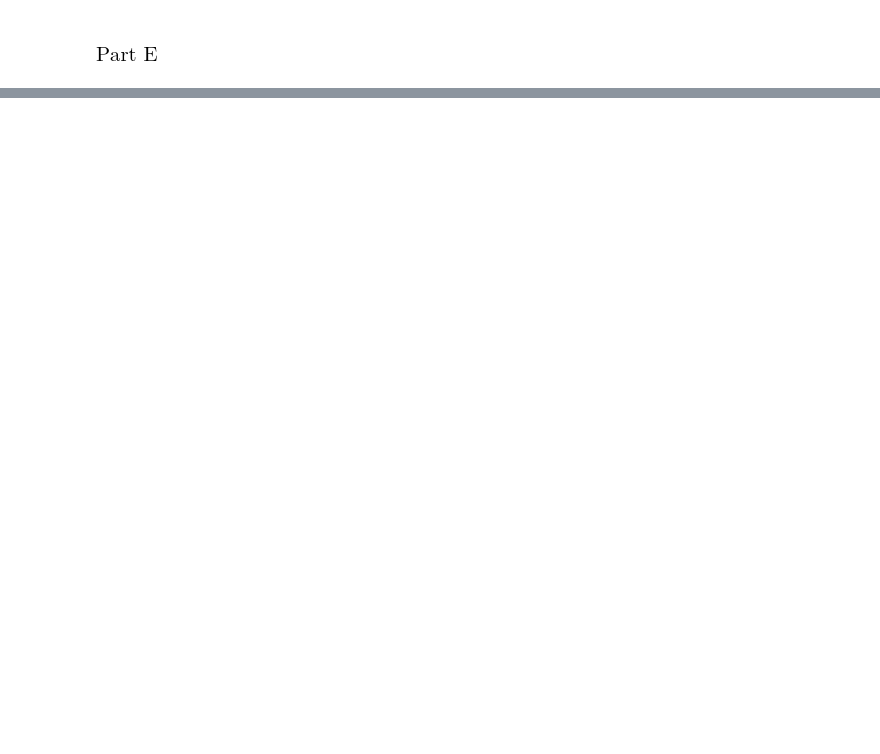
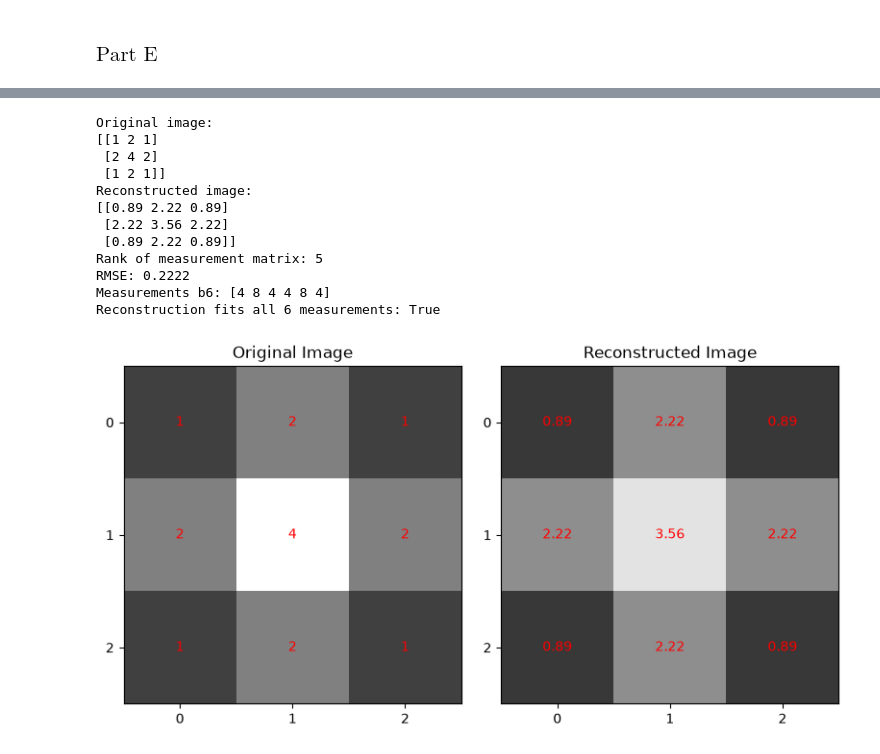
Before and after one commit to basildrou/PHYS-249-Assignment-2, a Jupyter notebook: assignment_2.ipynb, the cells around one changed output, grey strips where cells are left out. Cells and saved outputs as stored; diff of their text form; code cells hidden in the pictures; blank space fills up the shorter version.

```diff
--- a/assignment_2.ipynb
+++ b/assignment_2.ipynb
@@ -497,0 +570,67 @@ Interestingly, it also gives us information on the attenuation coefficient of $x
+# %%
+import numpy as np
+import matplotlib.pyplot as plt
+
+# original 3x3 test image: a strongly attenuating centre pixel surrounded by weaker material
+X_og = np.array([[1, 2, 1], [2, 4, 2], [1, 2, 1]])
+
+x = X_og.flatten()  # flatten into the pixel vector (x1, ..., x9)
+
+# 6 ray-path vectors: 3 horizontal rays (rows) followed by 3 vertical rays (columns)
+A6 = np.array([[1, 1, 1, 0, 0, 0, 0, 0, 0], [0, 0, 0, 1, 1, 1, 0, 0, 0], [0, 0, 0, 0, 0, 0, 1, 1, 1],
+               [1, 0, 0, 1, 0, 0, 1, 0, 0], [0, 1, 0, 0, 1, 0, 0, 1, 0], [0, 0, 1, 0, 0, 1, 0, 0, 1]])
+
+b6 = A6 @ x  # simulated noise-free measurements
+
+x_new = np.linalg.pinv(A6) @ b6  # smallest-length image that fits all 6 measurements
+
+X_new = x_new.reshape(3, 3)  # reshape back into a 3x3 image
+
+rmse = np.sqrt(np.mean((x - x_new)**2))  # root-mean-square error vs. the original image
+
+print("Original image:")
+print(X_og)
+
+print("Reconstructed image:")
+print(np.round(X_new, 2))
+
+print("Rank of measurement matrix:", np.linalg.matrix_rank(A6))
+print("RMSE:", round(rmse, 4))
+
+# check whether the reconstruction reproduces the measurements
+print("Measurements b6:", b6)
+print("Reconstruction fits all 6 measurements:", np.allclose(A6 @ x_new, b6))
+
+# plot the original and reconstructed images side by side on the same colour scale
+fig, axes = plt.subplots(1, 2, figsize=(8, 4))
+
+images = [X_og, X_new]
+titles = ["Original Image", "Reconstructed Image"]
+
+for i in range(2):
+    axes[i].imshow(images[i], cmap="gray", vmin=0, vmax=4)
+    axes[i].set_title(titles[i])
+    axes[i].set_xticks([0, 1, 2])
+    axes[i].set_yticks([0, 1, 2])
+
+    # write each pixel value on top of the image
+    for r in range(3):
+        for c in range(3):
+            axes[i].text(c, r, round(images[i][r, c], 2), ha="center", va="center", color="red")
+
+plt.tight_layout()
+plt.show()
+# %% [output]
+Original image:
+[[1 2 1]
+ [2 4 2]
+ [1 2 1]]
+Reconstructed image:
+[[0.89 2.22 0.89]
+ [2.22 3.56 2.22]
+ [0.89 2.22 0.89]]
+Rank of measurement matrix: 5
+RMSE: 0.2222
+Measurements b6: [4 8 4 4 8 4]
+Reconstruction fits all 6 measurements: True
+[figure, added]
```
Also changed, not shown: parts of 18 cells of this notebook.
